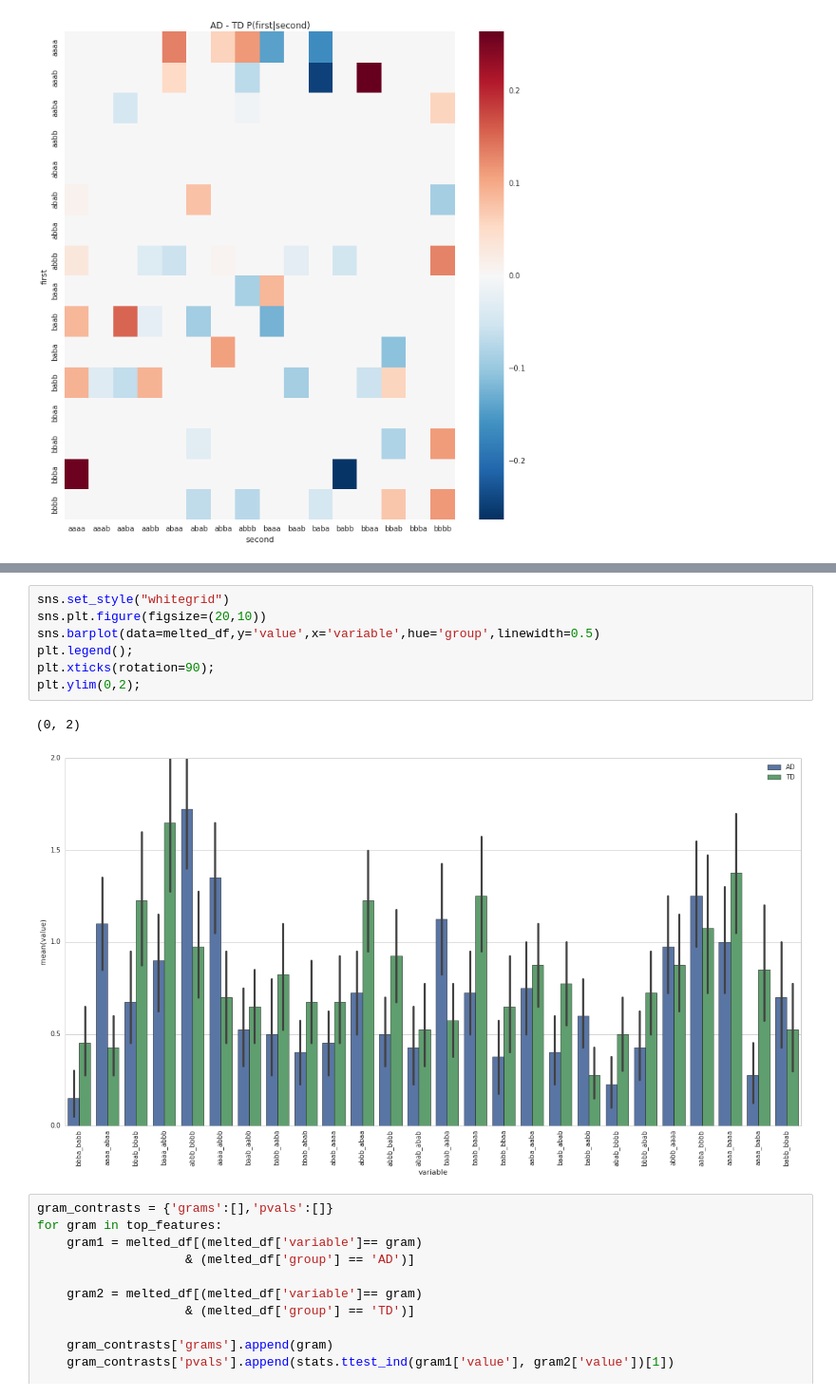
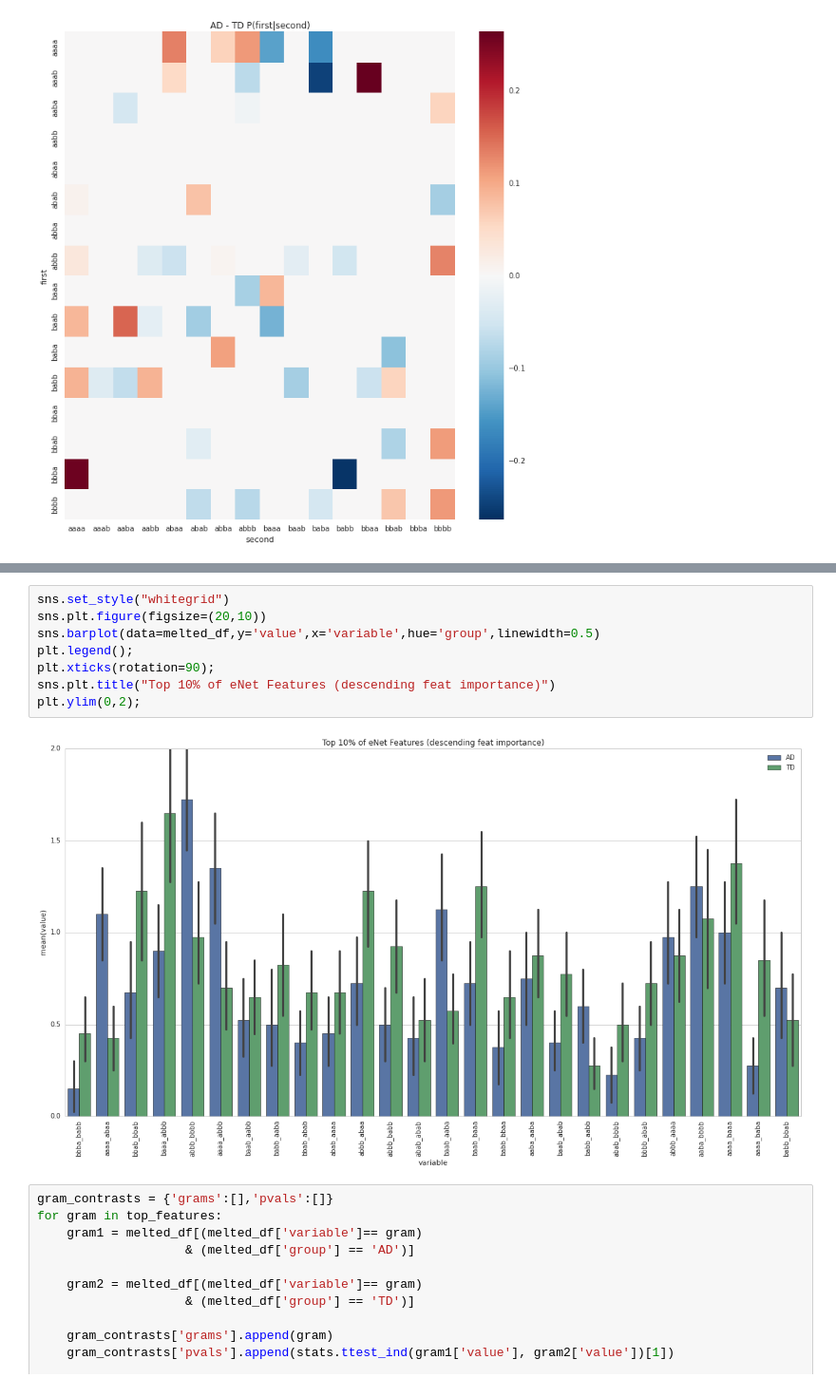
Before and after one commit to boomsbloom/media-nlp, a Jupyter notebook: feature_analysis.ipynb, the cells around one changed output, grey strips where cells are left out. Shown at 95% size. Saved outputs shown, nothing was run; the diff lists cells and outputs as text.

```diff
--- a/feature_analysis.ipynb
+++ b/feature_analysis.ipynb
@@ -70,13 +70,13 @@ plt.ylim(0,6);
 # %%
 sns.set_style("whitegrid")
 sns.plt.figure(figsize=(20,10))
 sns.barplot(data=melted_df,y='value',x='variable',hue='group',linewidth=0.5)
 plt.legend();
 plt.xticks(rotation=90);
+sns.plt.title("Top 10% of eNet Features (descending feat importance)")
 plt.ylim(0,2);
 # %% [output]
-(0, 2)
-[figure, old version]
+[figure, new version]
 # %%
 gram_contrasts = {'grams':[],'pvals':[]}
 for gram in top_features:
```
Also changed, not shown: parts of 3 cells of this notebook, 1 other file.
